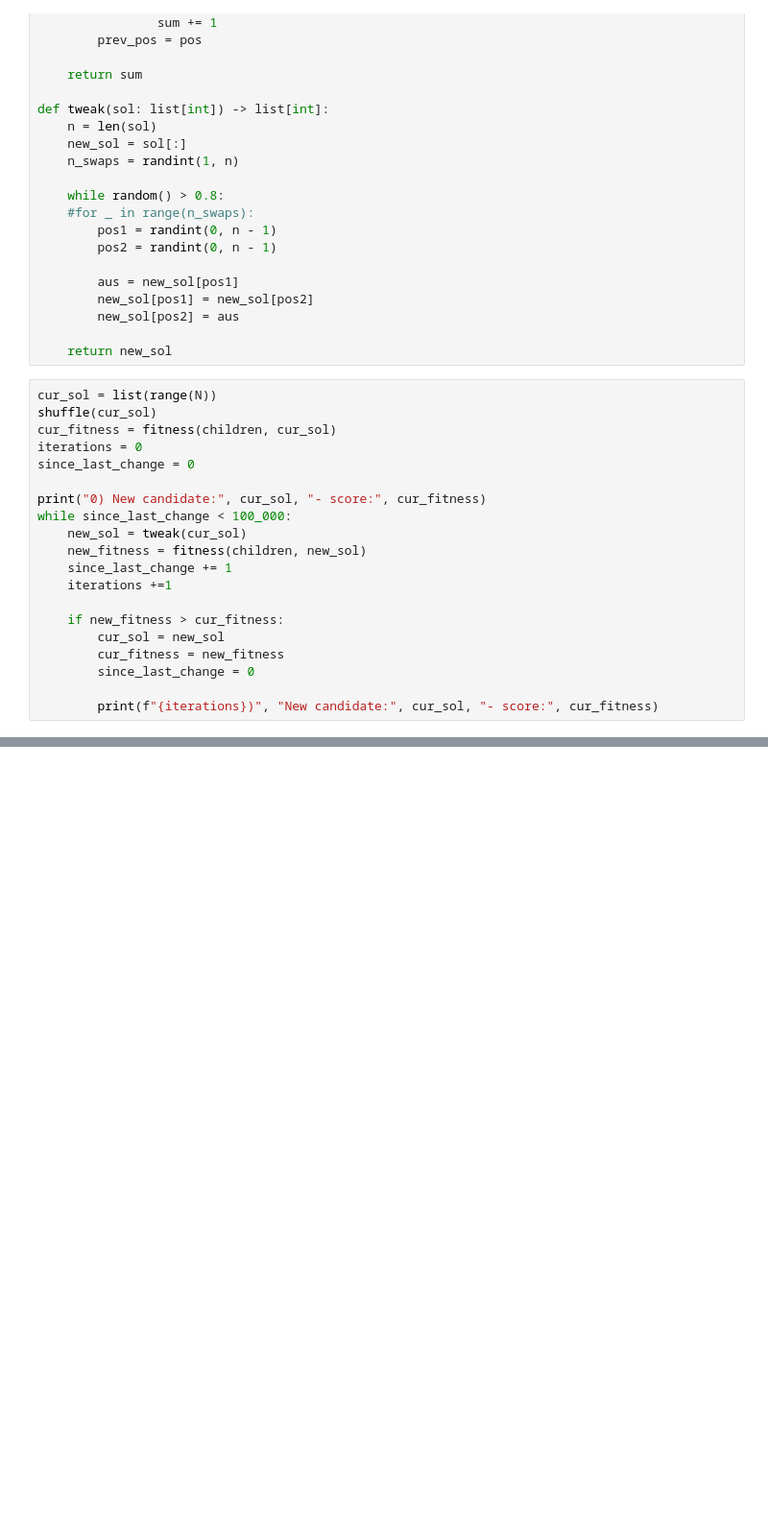
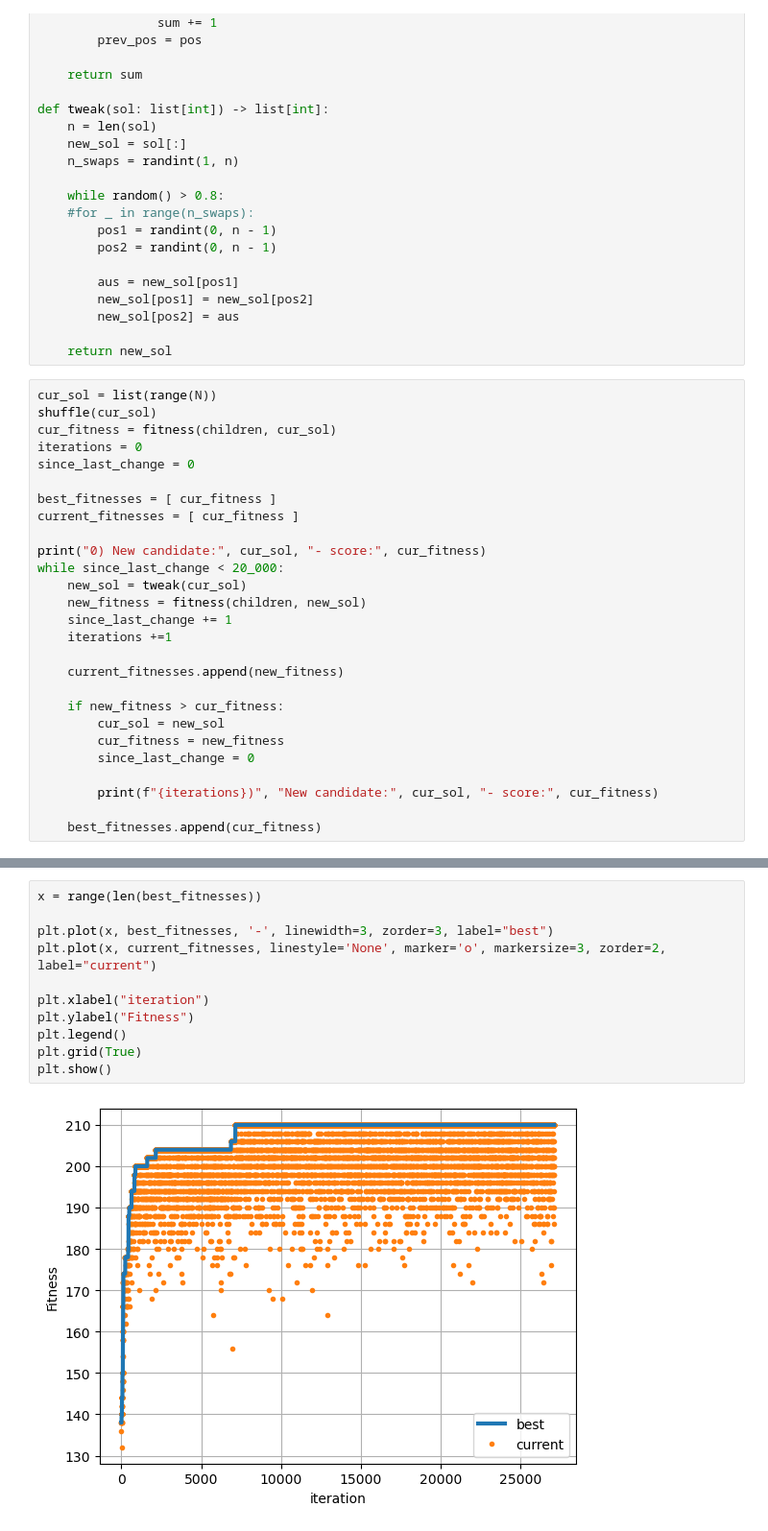
Before and after one commit to Esposito-Ettore/CI2026_lab3, a Jupyter notebook: lab3_hill_climb.ipynb, the cells around one changed output, grey strips where cells are left out. Shown at 96% size. Cells and saved outputs as stored; diff of their text form; blank space fills up the shorter version.

Commit message:
added fitness growth graph

```diff
--- a/lab3_hill_climb.ipynb
+++ b/lab3_hill_climb.ipynb
@@ -64,12 +65,17 @@ cur_fitness = fitness(children, cur_sol)
 iterations = 0
 since_last_change = 0
 
+best_fitnesses = [ cur_fitness ]
+current_fitnesses = [ cur_fitness ]
+
 print("0) New candidate:", cur_sol, "- score:", cur_fitness)
-while since_last_change < 100_000:
+while since_last_change < 20_000:
     new_sol = tweak(cur_sol)
     new_fitness = fitness(children, new_sol)
     since_last_change += 1
     iterations +=1
+
+    current_fitnesses.append(new_fitness)
 
     if new_fitness > cur_fitness:
         cur_sol = new_sol
@@ -77,4 +83,6 @@ while since_last_change < 100_000:
         since_last_change = 0
 
         print(f"{iterations})", "New candidate:", cur_sol, "- score:", cur_fitness)
+
+    best_fitnesses.append(cur_fitness)
 # %% [output]
@@ -97,0 +106,13 @@ while since_last_change < 100_000:
+# %%
+x = range(len(best_fitnesses))
+
+plt.plot(x, best_fitnesses, '-', linewidth=3, zorder=3, label="best")
+plt.plot(x, current_fitnesses, linestyle='None', marker='o', markersize=3, zorder=2, label="current")
+
+plt.xlabel("iteration")
+plt.ylabel("Fitness")
+plt.legend()
+plt.grid(True)
+plt.show()
+# %% [output]
+[figure, added]
```
Also changed, not shown: parts of 2 cells of this notebook.
